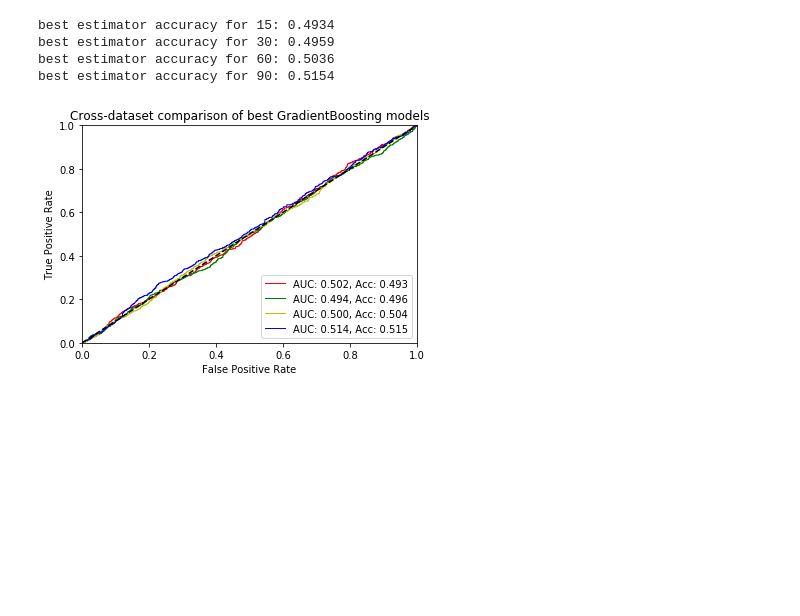
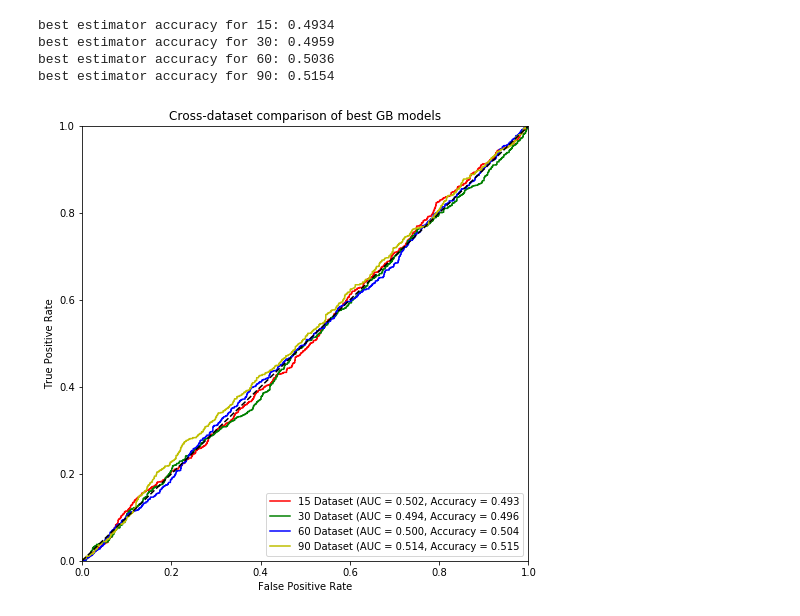
Before and after one commit to nyu-ds1001/ds1001-project, a Jupyter notebook: src/plot-aucs-gb.ipynb, the cells around one changed output. Cells and saved outputs as stored; diff of their text form; code cells hidden in the pictures; blank space fills up the shorter version.

Commit message:
add ipynb and pngs for report plots

```diff
--- a/src/plot-aucs-gb.ipynb
+++ b/src/plot-aucs-gb.ipynb
@@ -37,9 +37,10 @@ class CustomKFold:
 # %%
 colors = {'15': 'r',
           '30': 'g',
-          '60': 'y',
-          '90': 'b',
+          '60': 'b',
+          '90': 'y',
           }
+plt.figure(figsize=(8,8))
 
 for name, df in dfs.items():
 
@@ -51,33 +52,33 @@ for name, df in dfs.items():
 
     x_test = test.drop(['Target_Var'], axis=1)
     y_test = test['Target_Var']
 
     with open('../results/best_gb_model_{}.pckl'.format(name), 'rb') as f:
         gb = pickle.load(f)
     with open('../results/best_gb_model_cv_{}.pckl'.format(name), 'rb') as f:
         gb_cv = pickle.load(f)
     with open('../results/cols_{}.pckl'.format(name), 'rb') as f:
         cols = pickle.load(f)
 
     accuracy = gb.score(x_test[cols], y_test)
     print('best estimator accuracy for {}: {:.4f}'.format(name, accuracy))
     fpr, tpr, thresholds = roc_curve(y_test, gb.predict_proba(x_test[cols])[:,1])
     best_auc = auc(fpr, tpr)
 
-    plt.plot(fpr, tpr, colors[name], lw=1, label='AUC: {:.3f}, Acc: {:.3f}'.format(best_auc, accuracy))
+    plt.plot(fpr, tpr, colors[name], label='{} Dataset (AUC = {:.3f}, Accuracy = {:.3f}'.format(name, best_auc, accuracy))
 
 plt.plot([0, 1], [0, 1], 'k--')
 plt.legend(loc='lower right')
 plt.xlabel('False Positive Rate')
 plt.ylabel('True Positive Rate')
-plt.title('Cross-dataset comparison of best GradientBoosting models')
+plt.title('Cross-dataset comparison of best GB models')
 
 plt.xlim((0,1))
 plt.ylim((0,1))
 plt.savefig('gb-comparison-datasets.png')
 # %% [output]
 best estimator accuracy for 15: 0.4934
 best estimator accuracy for 30: 0.4959
 best estimator accuracy for 60: 0.5036
 best estimator accuracy for 90: 0.5154
-[figure, old version]
+[figure, new version]
```
Also changed, not shown: 5 other files.
